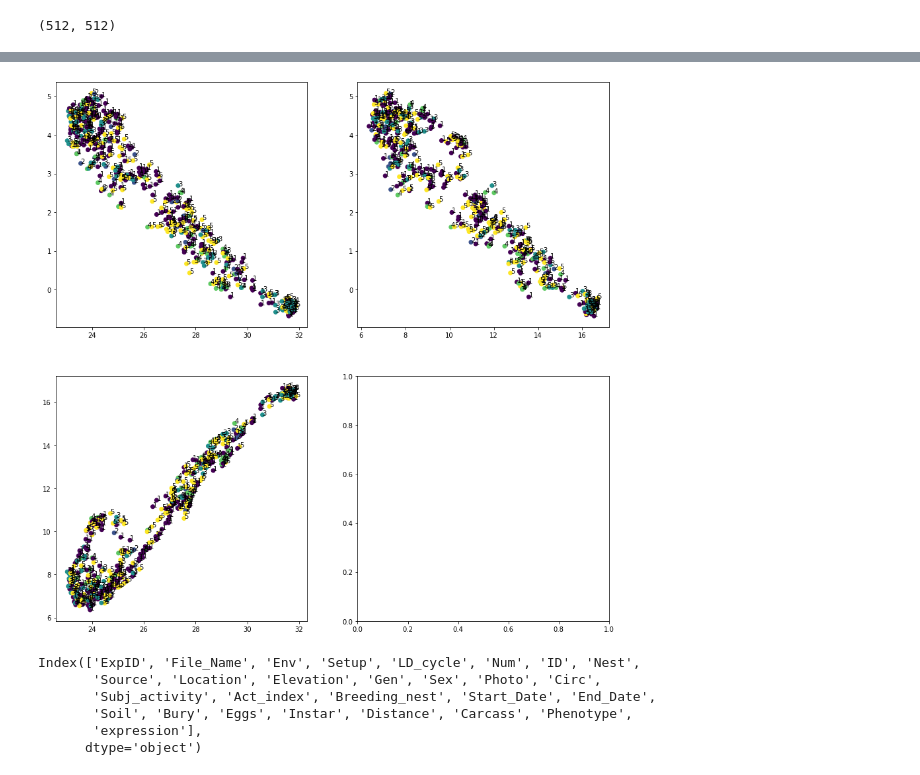
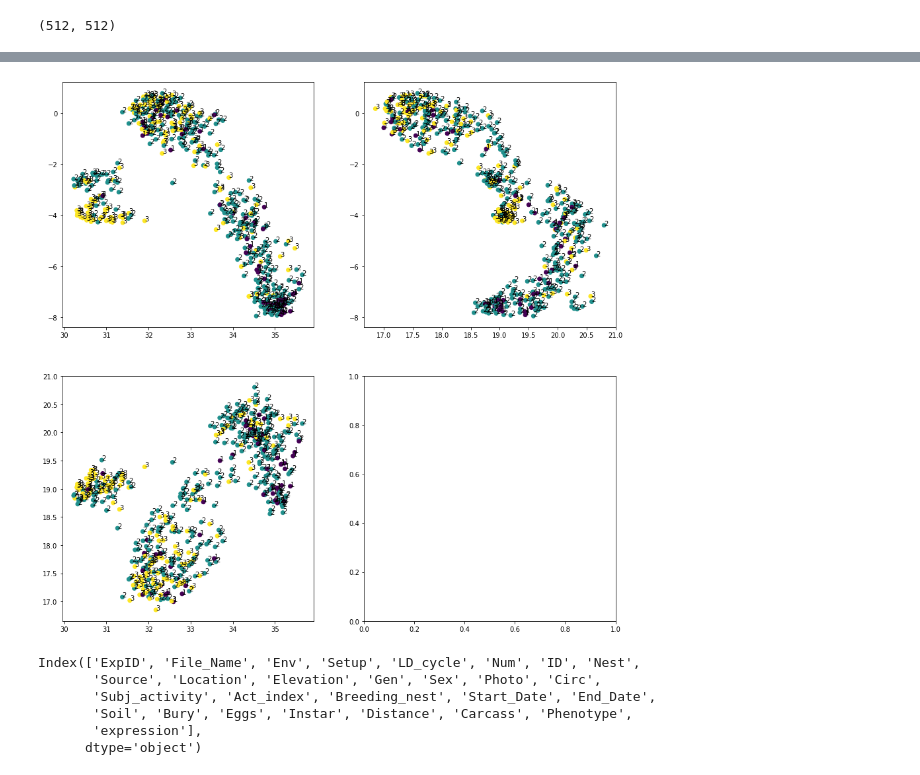
Before and after one commit to CLan2021/beetle, a Jupyter notebook: locomotor_activity/beetle-loc-analysis.ipynb, the cells around one changed output, grey strips where cells are left out. Drawn from its saved outputs; the diff is of its cells as text; code cells hidden in the pictures.

```diff
--- a/locomotor_activity/beetle-loc-analysis.ipynb
+++ b/locomotor_activity/beetle-loc-analysis.ipynb
@@ -48,8 +48,8 @@ act_digests = []
 act_origs = []
 metas = []
 
-one_meta2 = pd.read_csv('./meta/one_meta2.csv', sep='\t')
-# txt = txts[0]
+#one_meta2 = pd.read_csv('./meta/one_meta2.csv', sep='\t')
+one_meta2_test = pd.read_csv('./meta/one_meta2_test.csv', sep='\t')
 for txt in txts:
 
     # try:
@@ -57,8 +57,8 @@ for txt in txts:
     # except:
     #     continue
 
-    meta = one_meta2[one_meta2.File_Name == os.path.splitext(txt)[0]]
-    #meta = one_meta[one_meta.File_Name == 'sdfghjkl;']
+    meta = one_meta2_test[one_meta2_test.File_Name == os.path.splitext(txt)[0]]
+    #meta = one_meta2[one_meta2.File_Name == os.path.splitext(txt)[0]]
     if len(meta) == 0:
         print(txt)
         continue
@@ -69,11 +69,11 @@ for txt in txts:
     monitor_cleaned = monitor_cleaned.iloc[ignored:,:]
 
     #### light dark filter implementation
-    hms = np.array([t.replace(' ', ':').split(':') for t in monitor_cleaned.time], dtype=int)
-    monitor_cleaned['h'] = hms[:,0]
+    #hms = np.array([t.replace(' ', ':').split(':') for t in monitor_cleaned.time], dtype=int)
+    #monitor_cleaned['h'] = hms[:,0]
 
     # light
-    monitor_cleaned = monitor_cleaned[(monitor_cleaned.h >= 5) & (monitor_cleaned.h <= 19)].iloc[:,:-1]
+    #monitor_cleaned = monitor_cleaned[(monitor_cleaned.h >= 5) & (monitor_cleaned.h <= 19)].iloc[:,:-1]
 
     # dark
     #monitor_cleaned = monitor_cleaned[(monitor_cleaned.h <= 5) | (monitor_cleaned.h >= 19)].iloc[:,:-1]
@@ -187,7 +201,7 @@ nn
 # %% [output]
 50
 # %%
-reducer = umap.UMAP(n_components=3, metric='cosine', n_neighbors=15, random_state=5566)
+reducer = umap.UMAP(n_components=3, metric='cosine', n_neighbors=50, random_state=5566)
 #reducer = PCA(n_components=3, random_state=5566)
 
 # try:
@@ -210,11 +224,11 @@ min_samples = 20
 
 shortest_dists_mean = np.take_along_axis(pwdists, np.argsort(pwdists)[:,1:(1+min_samples)], axis=1).mean(axis=1)
 shortest_dists_mean_std = shortest_dists_mean.std()
-#eps = shortest_dists_mean.mean() + 2 * shortest_dists_mean_std
-#clusterer = DBSCAN(eps=eps, min_samples=min_samples)
-#group_idxs_ = clusterer.fit_predict(dr) + 1
-kmeans = KMeans(n_clusters=15, init='k-means++', n_init=10, random_state=5566).fit(act_digests_npy)
-group_idxs_ = kmeans.predict(act_digests_npy) + 1
+eps = shortest_dists_mean.mean() + 2 * shortest_dists_mean_std
+clusterer = DBSCAN(eps=eps, min_samples=min_samples)
+group_idxs_ = clusterer.fit_predict(dr) + 1
+#kmeans = KMeans(n_clusters=15, init='k-means++', n_init=10, random_state=5566).fit(act_digests_npy)
+#group_idxs_ = kmeans.predict(act_digests_npy) + 1
 group_idxs = group_idxs_[group_idxs_ > 0]
 dr_wg = dr[group_idxs_ > 0]
 gcolor_map = group_idxs / (group_idxs.max() + 1)
@@ -265,25 +301,25 @@ np.unique(meta_union.Sex.values, return_inverse=True)
 # %%
 # less 1s in the smallest cluster?
-instar_values = meta_union.Source.values
-instar_values[meta_union.Source.isna()] = -1
-#instar_values = meta_union.Photo.values
-#instar_values[meta_union.Photo.isna()] = -1
+#instar_values = meta_union.Source.values
+#instar_values[meta_union.Source.isna()] = -1
+instar_values = meta_union.Photo.values
+instar_values[meta_union.Photo.isna()] = -1
 #instar_values = instar_values.astype(int)
 instar_values = np.unique(instar_values, return_inverse=True)[1]
 
 gcolor_map_ = (instar_values+1) / (instar_values.max() + 1)
 fig, axs = plt.subplots(2, 2, figsize=(15, 15))
 
 axs[0][0].scatter(dr[:,0], dr[:,1], c=gcolor_map_)
 axs[0][1].scatter(dr[:,2], dr[:,1], c=gcolor_map_)
 axs[1][0].scatter(dr[:,0], dr[:,2], c=gcolor_map_)
 for tid in range(dr.shape[0]):
     axs[0][0].text(dr[tid,0], dr[tid,1], instar_values[tid]+1)
     axs[0][1].text(dr[tid,2], dr[tid,1], instar_values[tid]+1)
     axs[1][0].text(dr[tid,0], dr[tid,2], instar_values[tid]+1)
 plt.show()
 # %% [output]
-[figure, old version]
+[figure, new version]
 # %%
 # y_ = meta_union.Instar.values
 # y_[meta_union.Instar.isna()] = -1
```
Also changed, not shown: parts of 23 cells of this notebook, 1 other file.
